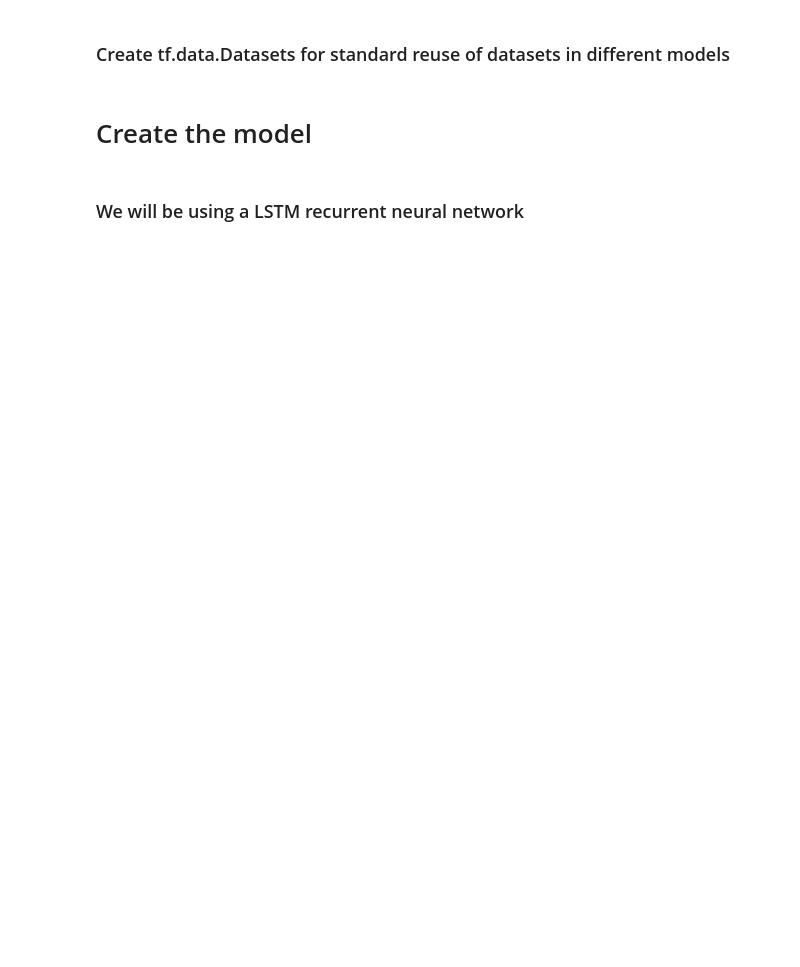
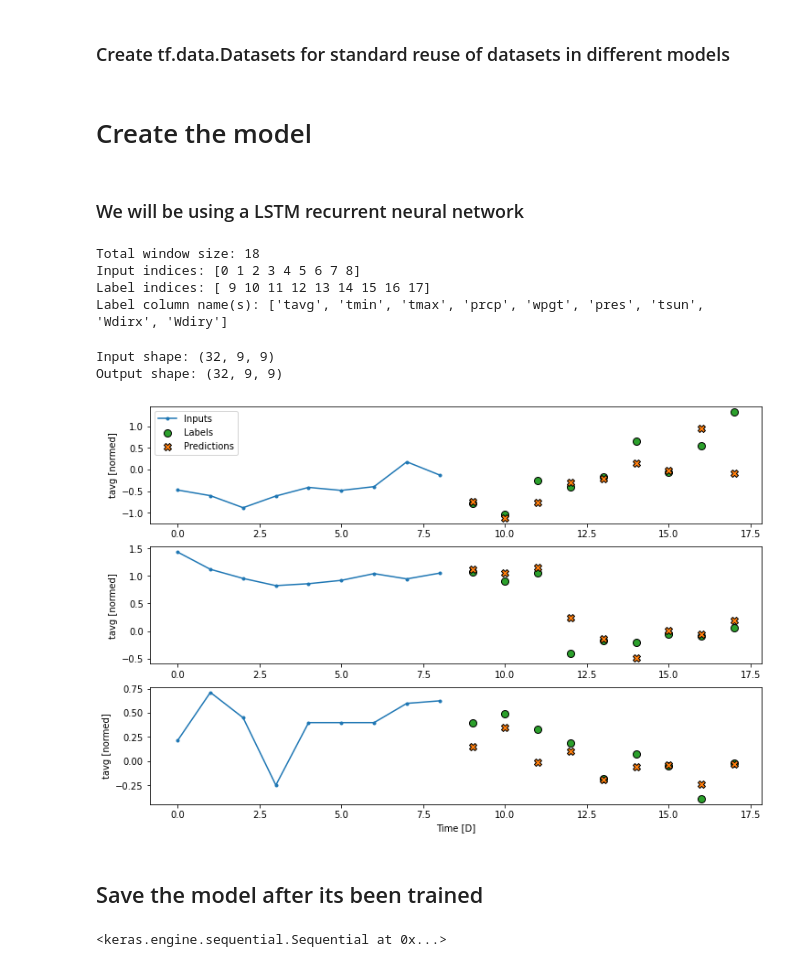
Before and after one commit to dannydiaz04/AI_weather_prediction, a Jupyter notebook: data_wrangling/read_in_data_test.ipynb, the cells around one changed output. Cells and saved outputs as stored; diff of their text form; code cells hidden in the pictures; blank space fills up the shorter version.

```diff
--- a/data_wrangling/read_in_data_test.ipynb
+++ b/data_wrangling/read_in_data_test.ipynb
@@ -64,3 +60,7 @@ have NaN values and use that dataset to predict then use those values to replace
 weather_data_num_variables.tavg.isna().sum()
 # %% [output]
 3659209
+# %%
+for column in weather_data_num_variables.columns:
+    print(column)
+    print(weather_data_num_variables[column].mean())
@@ -236,3 +295,17 @@ class WindowGenerator():
+# %%
+  '''The split_window function will split our data into inputs and labels'''
+  def split_window(self, features):
+    inputs = features[:, self.input_slice]
+    labels = features[:, self.labels_slice]
+    if self.label_columns is not None:
+        labels = tf.stack(
+            [labels[:, self.column_indices[name]] for name in self.label_columns],
+            axis = -1
+            )
+
+    return inputs, labels
+
+WindowGenerator.split_window = split_window
 # %%
 '''
 The below instance creates a learning input of 50 days to predict the average temperature (tavg)
@@ -409,0 +393,33 @@ print('\nTest loss: {0:.2f}.'.format(test_loss, test_accuracy*100))
+# %%
+'''
+Make a window. we'll use 31 to start off with which will be 9 days in a step at a time
+'''
+
+weather_window = WindowGenerator(
+    input_width=9, label_width=9, shift=9,
+    label_columns=['tavg', 'tmin', 'tmax', 'prcp', 'wpgt', 'pres', 'tsun', 'Wdirx', 'Wdiry'])
+
+weather_window
+# %% [output]
+Total window size: 18
+Input indices: [0 1 2 3 4 5 6 7 8]
+Label indices: [ 9 10 11 12 13 14 15 16 17]
+Label column name(s): ['tavg', 'tmin', 'tmax', 'prcp', 'wpgt', 'pres', 'tsun', 'Wdirx', 'Wdiry']
+# %%
+'''
+To start, I'll be making use of the long short term memory model since recurrent neural networks are good for
+time series data
+'''
+
+weather_lstm_model = tf.keras.models.Sequential([
+    # Shape [batch, time, features] => [batch, time, lstm_units]
+    tf.keras.layers.LSTM(32, return_sequences=True),
+    # Shape => [batch, time, features]
+    tf.keras.layers.Dense(units=9)
+])
+# %%
+print('Input shape:', weather_window.example[0].shape)
+print('Output shape:', weather_lstm_model(weather_window.example[0]).shape)
+# %% [output]
+Input shape: (32, 9, 9)
+Output shape: (32, 9, 9)
@@ -409,0 +501,6 @@ print('\nTest loss: {0:.2f}.'.format(test_loss, test_accuracy*100))
+# %%
+weather_window.plot(weather_lstm_model)
+# %% [output]
+[figure, added]
+# %% [markdown]
+## Save the model after its been trained
@@ -409,0 +541,4 @@ print('\nTest loss: {0:.2f}.'.format(test_loss, test_accuracy*100))
+# %%
+weather_loaded_lstm_model
+# %% [output]
+<keras.engine.sequential.Sequential at 0x...>
```
Also changed, not shown: parts of 20 cells of this notebook, 7 other files.
